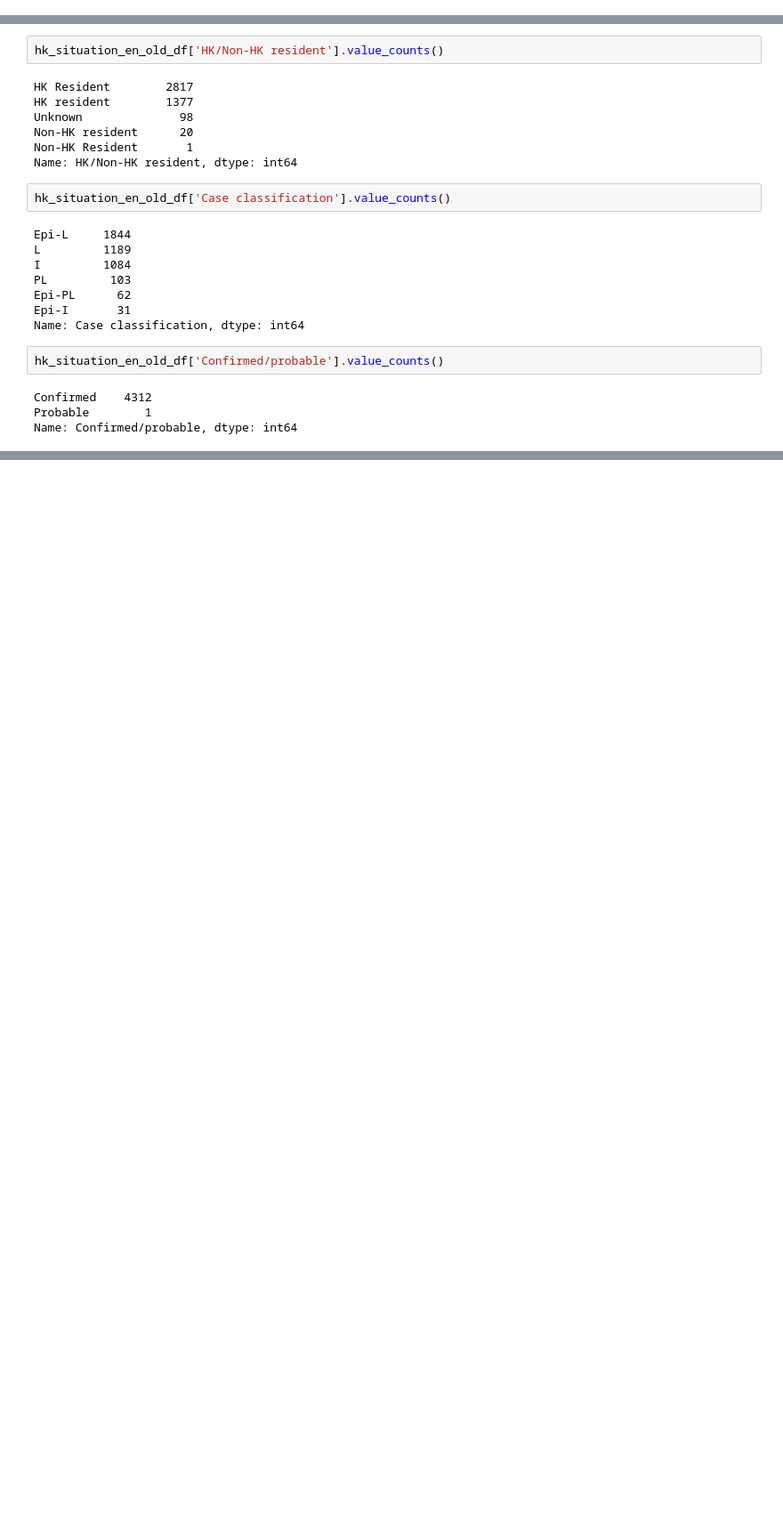
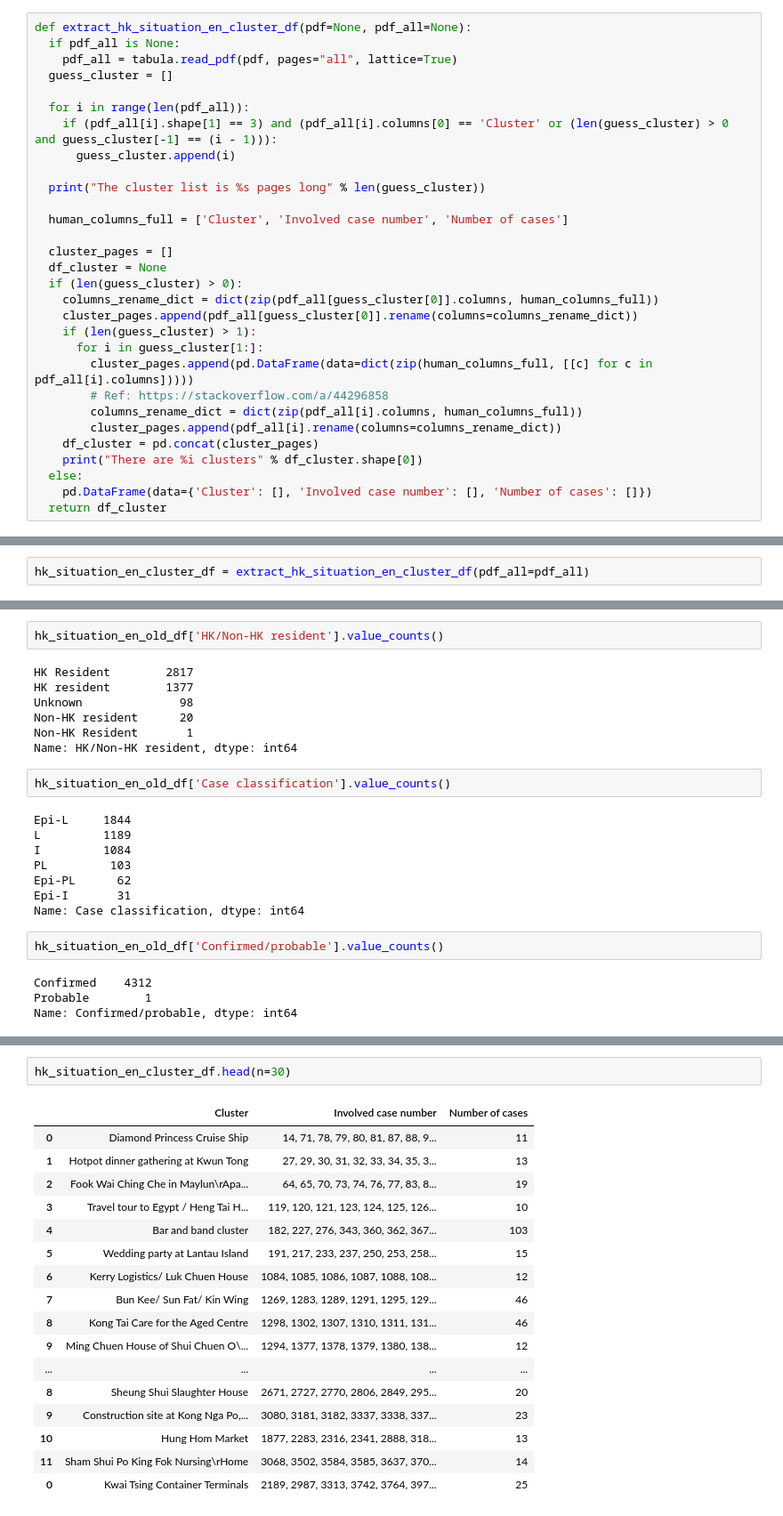
Before and after one commit to hkkenneth/covid-19-hk-data-extraction, a Jupyter notebook: data-extraction.ipynb, the cells around one changed output, grey strips where cells are left out. Shown at 89% size. Saved outputs shown, nothing was run; the diff lists cells and outputs as text; blank space fills up the shorter version.

```diff
--- a/data-extraction.ipynb
+++ b/data-extraction.ipynb
@@ -85,0 +83,30 @@ def extract_hk_situation_en_old_df(pdf=None, pdf_all=None):
+# %%
+def extract_hk_situation_en_cluster_df(pdf=None, pdf_all=None):
+  if pdf_all is None:
+    pdf_all = tabula.read_pdf(pdf, pages="all", lattice=True)
+  guess_cluster = []
+
+  for i in range(len(pdf_all)):
+    if (pdf_all[i].shape[1] == 3) and (pdf_all[i].columns[0] == 'Cluster' or (len(guess_cluster) > 0 and guess_cluster[-1] == (i - 1))):
+      guess_cluster.append(i)
+
+  print("The cluster list is %s pages long" % len(guess_cluster))
+
+  human_columns_full = ['Cluster', 'Involved case number', 'Number of cases']
+
+  cluster_pages = []
+  df_cluster = None
+  if (len(guess_cluster) > 0):
+    columns_rename_dict = dict(zip(pdf_all[guess_cluster[0]].columns, human_columns_full))
+    cluster_pages.append(pdf_all[guess_cluster[0]].rename(columns=columns_rename_dict))
+    if (len(guess_cluster) > 1):
+      for i in guess_cluster[1:]:
+        cluster_pages.append(pd.DataFrame(data=dict(zip(human_columns_full, [[c] for c in pdf_all[i].columns]))))
+        # Ref: https://stackoverflow.com/a/44296858
+        columns_rename_dict = dict(zip(pdf_all[i].columns, human_columns_full))
+        cluster_pages.append(pdf_all[i].rename(columns=columns_rename_dict))
+    df_cluster = pd.concat(cluster_pages)
+    print("There are %i clusters" % df_cluster.shape[0])
+  else:
+    pd.DataFrame(data={'Cluster': [], 'Involved case number': [], 'Number of cases': []})
+  return df_cluster
@@ -126,0 +171,2 @@ There are 4313 old cases
+# %%
+hk_situation_en_cluster_df = extract_hk_situation_en_cluster_df(pdf_all=pdf_all)
@@ -217,0 +292,20 @@ Name: Confirmed/probable, dtype: int64
+# %%
+hk_situation_en_cluster_df.head(n=30)
+# %% [output]
+|  | Cluster | Involved case number | Number of cases |
+| 0 | Diamond Princess Cruise Ship | 14, 71, 78, 79, 80, 81, 87, 88, 9... | 11 |
+| 1 | Hotpot dinner gathering at Kwun Tong | 27, 29, 30, 31, 32, 33, 34, 35, 3... | 13 |
+| 2 | Fook Wai Ching Che in Maylun\rApa... | 64, 65, 70, 73, 74, 76, 77, 83, 8... | 19 |
+| 3 | Travel tour to Egypt / Heng Tai H... | 119, 120, 121, 123, 124, 125, 126... | 10 |
+| 4 | Bar and band cluster | 182, 227, 276, 343, 360, 362, 367... | 103 |
+| 5 | Wedding party at Lantau Island | 191, 217, 233, 237, 250, 253, 258... | 15 |
+| 6 | Kerry Logistics/ Luk Chuen House | 1084, 1085, 1086, 1087, 1088, 108... | 12 |
+| 7 | Bun Kee/ Sun Fat/ Kin Wing | 1269, 1283, 1289, 1291, 1295, 129... | 46 |
+| 8 | Kong Tai Care for the Aged Centre | 1298, 1302, 1307, 1310, 1311, 131... | 46 |
+| 9 | Ming Chuen House of Shui Chuen O\... | 1294, 1377, 1378, 1379, 1380, 138... | 12 |
+| ... | ... | ... | ... |
+| 8 | Sheung Shui Slaughter House | 2671, 2727, 2770, 2806, 2849, 295... | 20 |
+| 9 | Construction site at Kong Nga Po,... | 3080, 3181, 3182, 3337, 3338, 337... | 23 |
+| 10 | Hung Hom Market | 1877, 2283, 2316, 2341, 2888, 318... | 13 |
+| 11 | Sham Shui Po King Fok Nursing\rHome | 3068, 3502, 3584, 3585, 3637, 370... | 14 |
+| 0 | Kwai Tsing Container Terminals | 2189, 2987, 3313, 3742, 3764, 397... | 25 |
```
Also changed, not shown: parts of 32 cells of this notebook, 1 other file.
